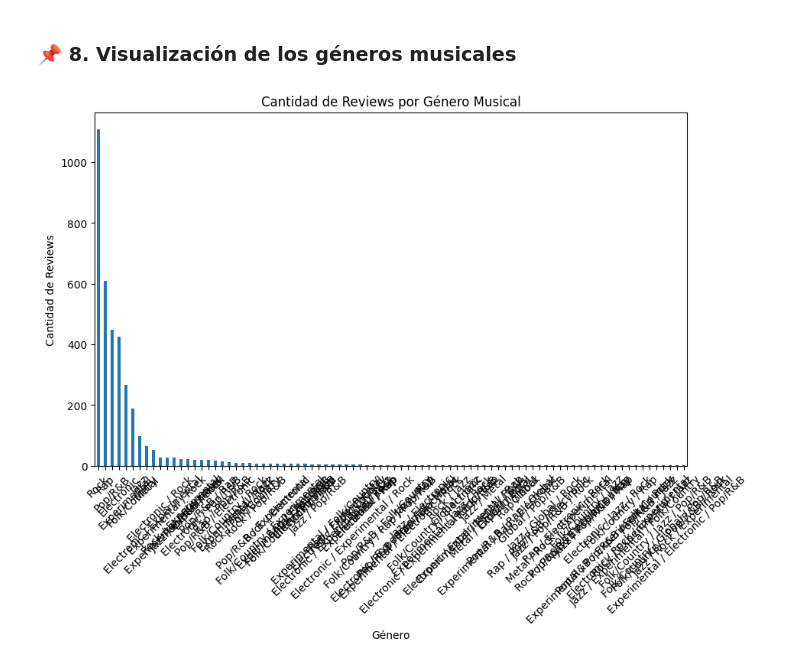
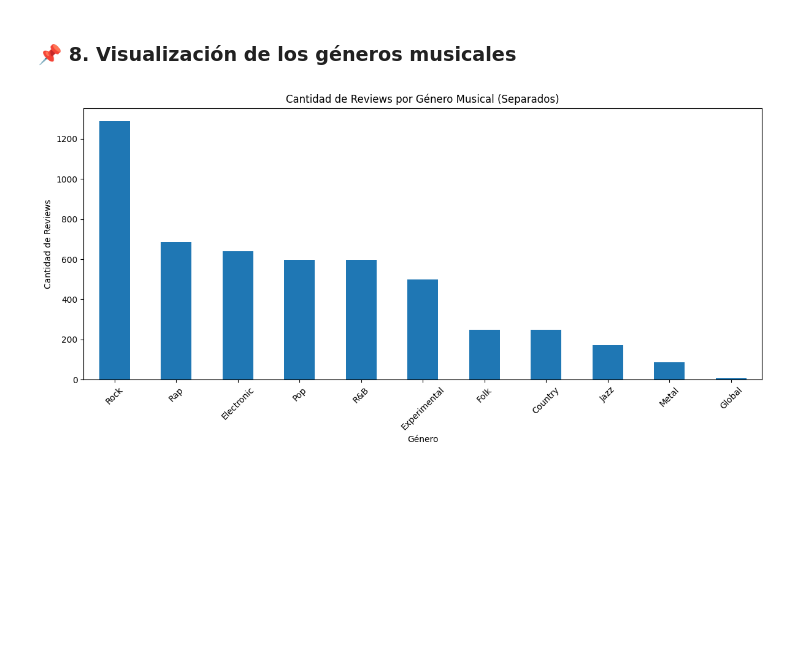
Before and after one commit to Bootcamp-IA-P4/music-reviews-scraper, a Jupyter notebook: analysis/exploratory_analysis.ipynb, the cells around one changed output. Drawn from its saved outputs; the diff is of its cells as text; code cells hidden in the pictures; blank space fills up the shorter version.

Commit message:
feat: genre visualization edit

```diff
--- a/analysis/exploratory_analysis.ipynb
+++ b/analysis/exploratory_analysis.ipynb
@@ -37,9 +35,14 @@ df.head()
 # %% [markdown]
 ### 📌 5. Limpieza de datos
 # %%
+# Registros con valores nulos
 print(df.isnull().sum())
 
-df.dropna(inplace=True)
+print(df[df['artist'].isnull()][['title', 'url']])
+
+print(df[df['title'].isnull()])
+
+#df.dropna(inplace=True)
 # %% [output]
 id               0
 title            1
@@ -93,13 +102,23 @@ Index(['id', 'title', 'artist', 'release_year', 'rating', 'genre', 'label',
 # %% [markdown]
 ### 📌 8. Visualización de los géneros musicales
 # %%
-plt.figure(figsize=(10,6))
-genre_count = df['genre'].value_counts()
+# Paso 1: Separamos los géneros
+all_genres = df['genre'].dropna().str.split(r'\s*/\s*')
+
+# Paso 2: Aplanamos la lista de listas y la convertimos en una sola Serie
+genres_series = pd.Series([genre for sublist in all_genres for genre in sublist])
+
+# Paso 3: Contamos cada género
+genre_count = genres_series.value_counts()
+
+# Paso 4: Plot
+plt.figure(figsize=(12,6))
 genre_count.plot(kind='bar')
-plt.title('Cantidad de Reviews por Género Musical')
+plt.title('Cantidad de Reviews por Género Musical (Separados)')
 plt.xlabel('Género')
 plt.ylabel('Cantidad de Reviews')
 plt.xticks(rotation=45)
+plt.tight_layout()
 plt.show()
 # %% [output]
-[figure, old version]
+[figure, new version]
```
Also changed, not shown: parts of 4 cells of this notebook.
